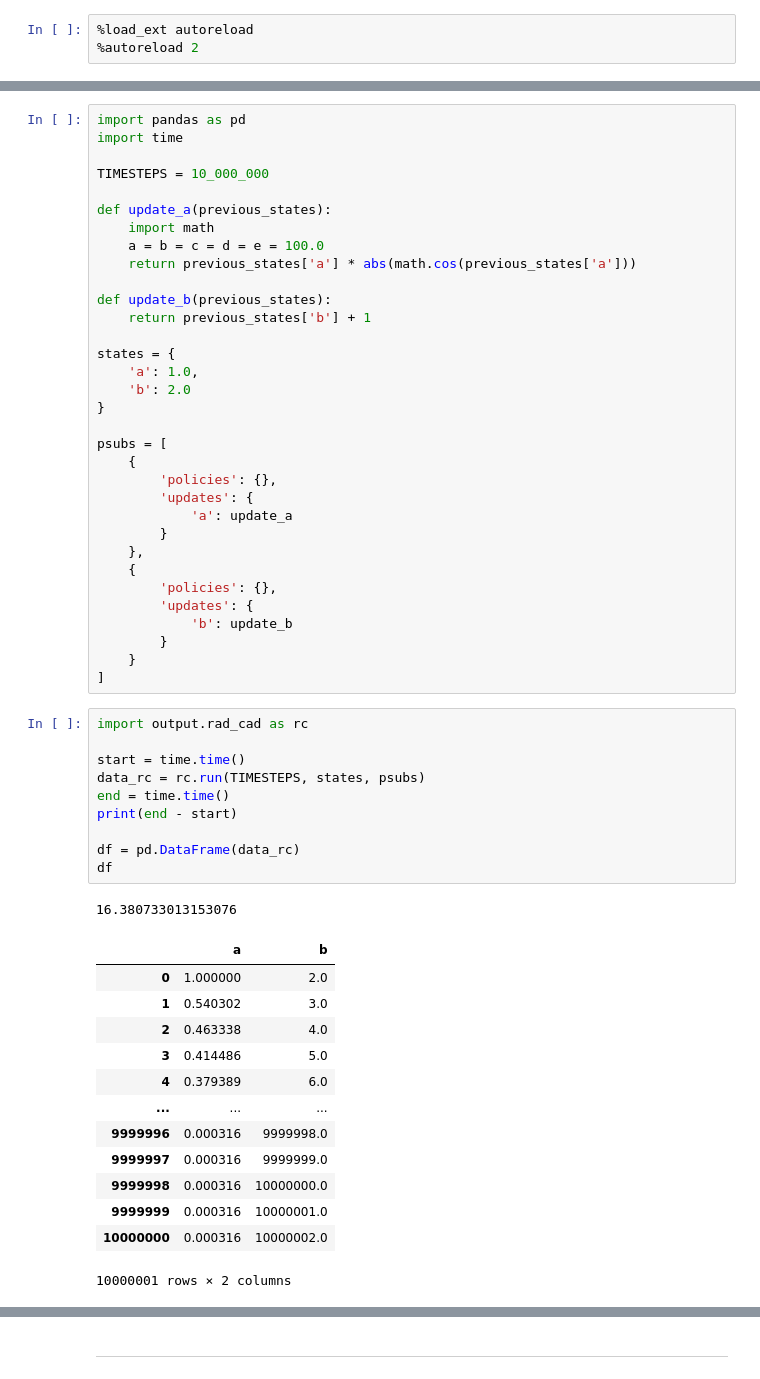
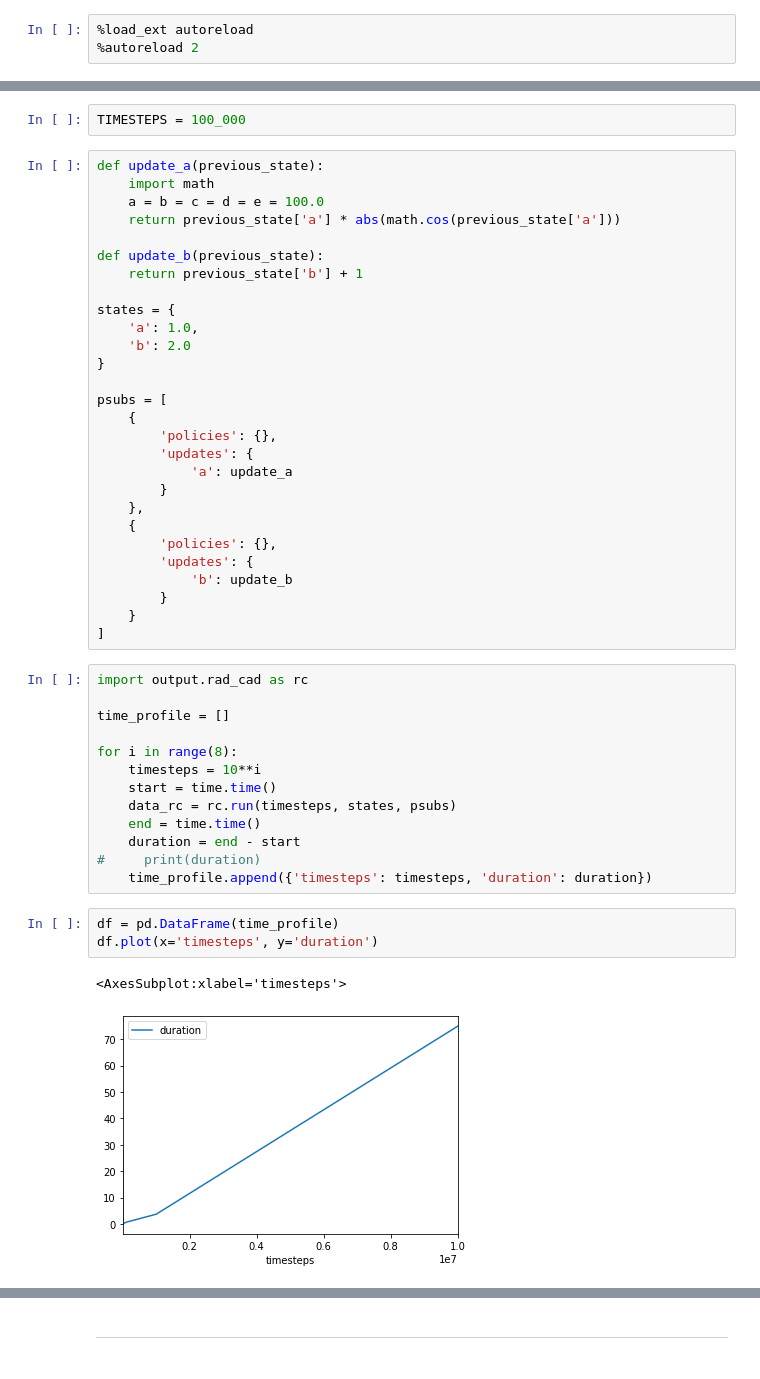
Before and after one commit to CADLabs/radCAD, a Jupyter notebook: notebook.ipynb, the cells around one changed output, grey strips where cells are left out. Saved outputs shown, nothing was run; the diff lists cells and outputs as text.

```diff
--- a/notebook.ipynb
+++ b/notebook.ipynb
@@ -4,16 +7,13 @@
+# %%
+TIMESTEPS = 100_000
 # %%
-import pandas as pd
-import time
-
-TIMESTEPS = 10_000_000
-
-def update_a(previous_states):
+def update_a(previous_state):
     import math
     a = b = c = d = e = 100.0
-    return previous_states['a'] * abs(math.cos(previous_states['a']))
+    return previous_state['a'] * abs(math.cos(previous_state['a']))
 
-def update_b(previous_states):
-    return previous_states['b'] + 1
+def update_b(previous_state):
+    return previous_state['b'] + 1
 
 states = {
     'a': 1.0,
@@ -37,25 +37,19 @@ psubs = [
 # %%
 import output.rad_cad as rc
 
-start = time.time()
-data_rc = rc.run(TIMESTEPS, states, psubs)
-end = time.time()
-print(end - start)
+time_profile = []
 
-df = pd.DataFrame(data_rc)
-df
+for i in range(8):
+    timesteps = 10**i
+    start = time.time()
+    data_rc = rc.run(timesteps, states, psubs)
+    end = time.time()
+    duration = end - start
+#     print(duration)
+    time_profile.append({'timesteps': timesteps, 'duration': duration})
-# %% [output]
-16.380733013153076
-|  | a | b |
-| 0 | 1.000000 | 2.0 |
-| 1 | 0.540302 | 3.0 |
-| 2 | 0.463338 | 4.0 |
-| 3 | 0.414486 | 5.0 |
-| 4 | 0.379389 | 6.0 |
-| ... | ... | ... |
-| 9999996 | 0.000316 | 9999998.0 |
-| 9999997 | 0.000316 | 9999999.0 |
-| 9999998 | 0.000316 | 10000000.0 |
-| 9999999 | 0.000316 | 10000001.0 |
-| 10000000 | 0.000316 | 10000002.0 |
-10000001 rows × 2 columns
+# %%
+df = pd.DataFrame(time_profile)
+df.plot(x='timesteps', y='duration')
+# %% [output]
+<AxesSubplot:xlabel='timesteps'>
+[figure, added]
```
Also changed, not shown: parts of 25 cells of this notebook, 1 other file.
